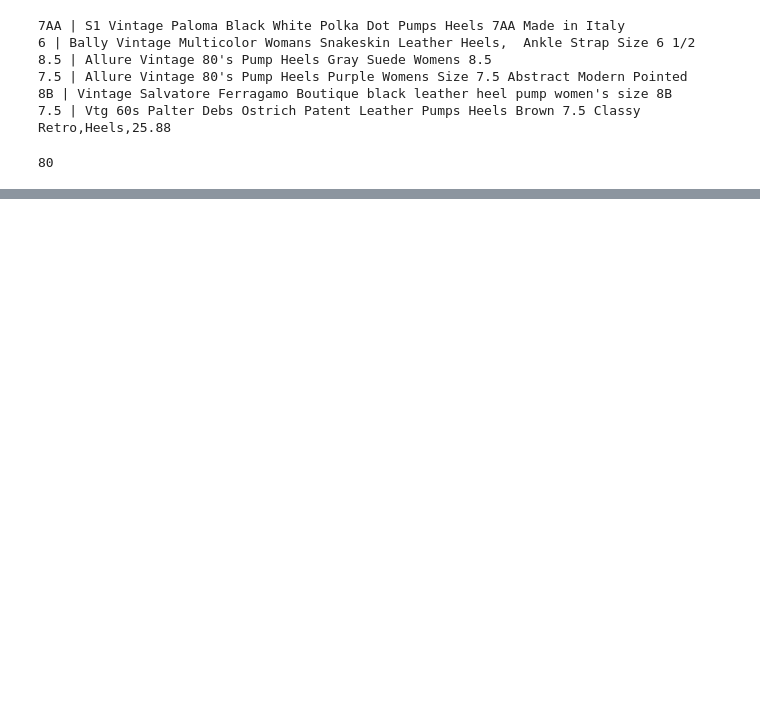
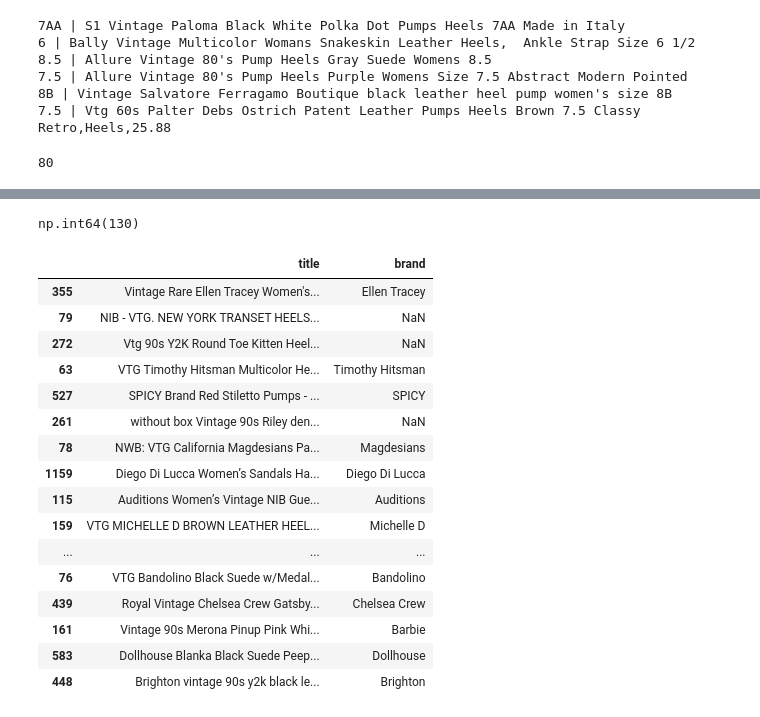
Before and after one commit to maelinfan/vintage-heel-price-predictor, a Jupyter notebook: notebook/01_eda.ipynb, the cells around one changed output, grey strips where cells are left out. Drawn from its saved outputs; the diff is of its cells as text; code cells hidden in the pictures; blank space fills up the shorter version.

Commit message:
Add brand extraction function + build brand reference list.

```diff
--- a/notebook/01_eda.ipynb
+++ b/notebook/01_eda.ipynb
@@ -290,0 +630,32 @@ df[df["size"].isnull()]["title"].sample(30).tolist()
+# %%
+def extract_brand(title: str) -> str | None:
+    for brand in brands:
+        if brand.lower() in title.lower():
+            return brand
+    return None
+
+df["brand"] = df["title"].apply(extract_brand)
+# %%
+df["brand"].isnull().sum()
+# %% [output]
+np.int64(130)
+# %%
+df[["title", "brand"]].sample(20)
+# %% [output]
+|  | title | brand |
+| 355 | Vintage Rare Ellen Tracey Women's... | Ellen Tracey |
+| 79 | NIB - VTG. NEW YORK TRANSET HEELS... | NaN |
+| 272 | Vtg 90s Y2K Round Toe Kitten Heel... | NaN |
+| 63 | VTG Timothy Hitsman Multicolor He... | Timothy Hitsman |
+| 527 | SPICY Brand Red Stiletto Pumps - ... | SPICY |
+| 261 | without box Vintage 90s Riley den... | NaN |
+| 78 | NWB: VTG California Magdesians Pa... | Magdesians |
+| 1159 | Diego Di Lucca Women’s Sandals Ha... | Diego Di Lucca |
+| 115 | Auditions Women’s Vintage NIB Gue... | Auditions |
+| 159 | VTG MICHELLE D BROWN LEATHER HEEL... | Michelle D |
+| ... | ... | ... |
+| 76 | VTG Bandolino Black Suede w/Medal... | Bandolino |
+| 439 | Royal Vintage Chelsea Crew Gatsby... | Chelsea Crew |
+| 161 | Vintage 90s Merona Pinup Pink Whi... | Barbie |
+| 583 | Dollhouse Blanka Black Suede Peep... | Dollhouse |
+| 448 | Brighton vintage 90s y2k black le... | Brighton |
```
Also changed, not shown: parts of 9 cells of this notebook.
